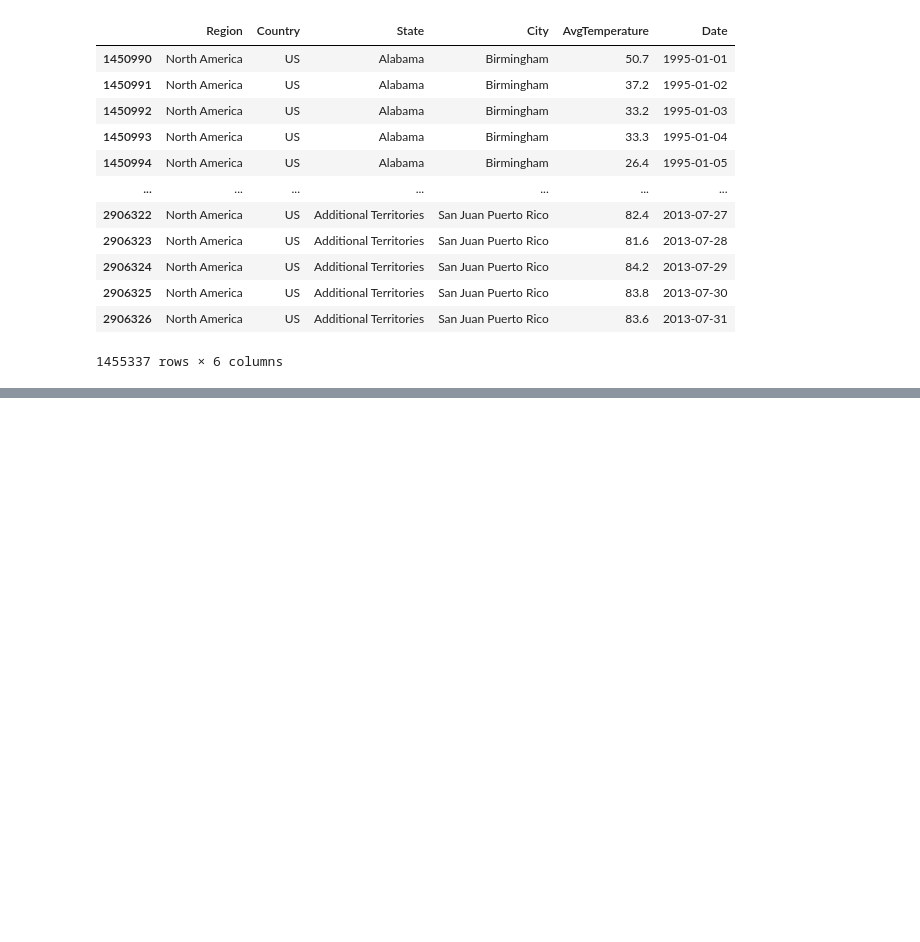
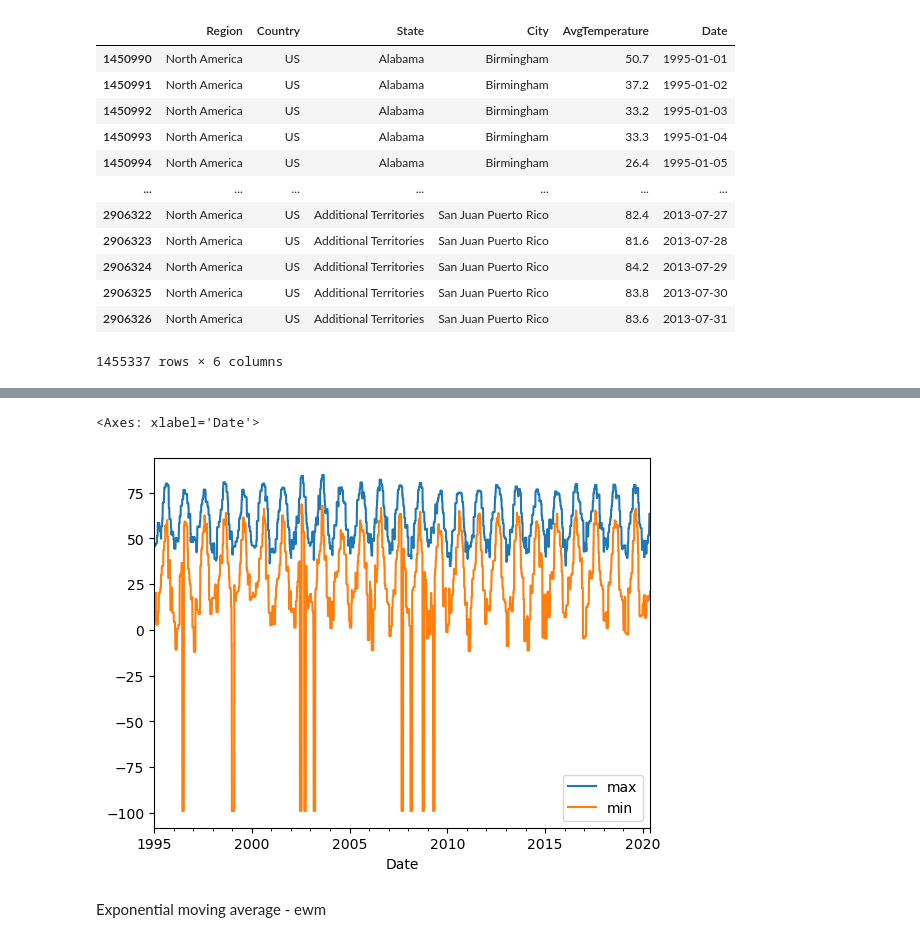
Before and after one commit to Faliell/Pandas_Classes, a Jupyter notebook: aula20-rolling_window.ipynb, the cells around one changed output, grey strips where cells are left out. Cells and saved outputs as stored; diff of their text form; code cells hidden in the pictures; blank space fills up the shorter version.

```diff
--- a/aula20-rolling_window.ipynb
+++ b/aula20-rolling_window.ipynb
@@ -20,0 +101,3 @@ data
+# %%
+#  para rolling windows-mais fácil colocar dias como index
+data = data.set_index("Date")
@@ -20,0 +190,2 @@ data
+# %%
+data["state_city"] = (data["State"] +"_" +data["City"])
@@ -20,0 +209,6 @@ data
+# %%
+us_cities_result = (
+    data.groupby("state_city")
+    .rolling(30, min_periods=15)["AvgTemperature"]
+    .agg(["max","min","mean","std"])
+    )
@@ -20,0 +232,3 @@ data
+# %%
+us_cities_result.reset_index(inplace=True)
+us_cities_result
@@ -20,0 +249,7 @@ data
+# %%
+us_cities_result.loc[us_cities_result["state_city"] =="Wyoming_Cheyenne"].plot(x="Date",y = ["max","min"])
+# %% [output]
+<Axes: xlabel='Date'>
+[figure, added]
+# %% [markdown]
+Exponential moving average - ewm
```
Also changed, not shown: parts of 22 cells of this notebook.
